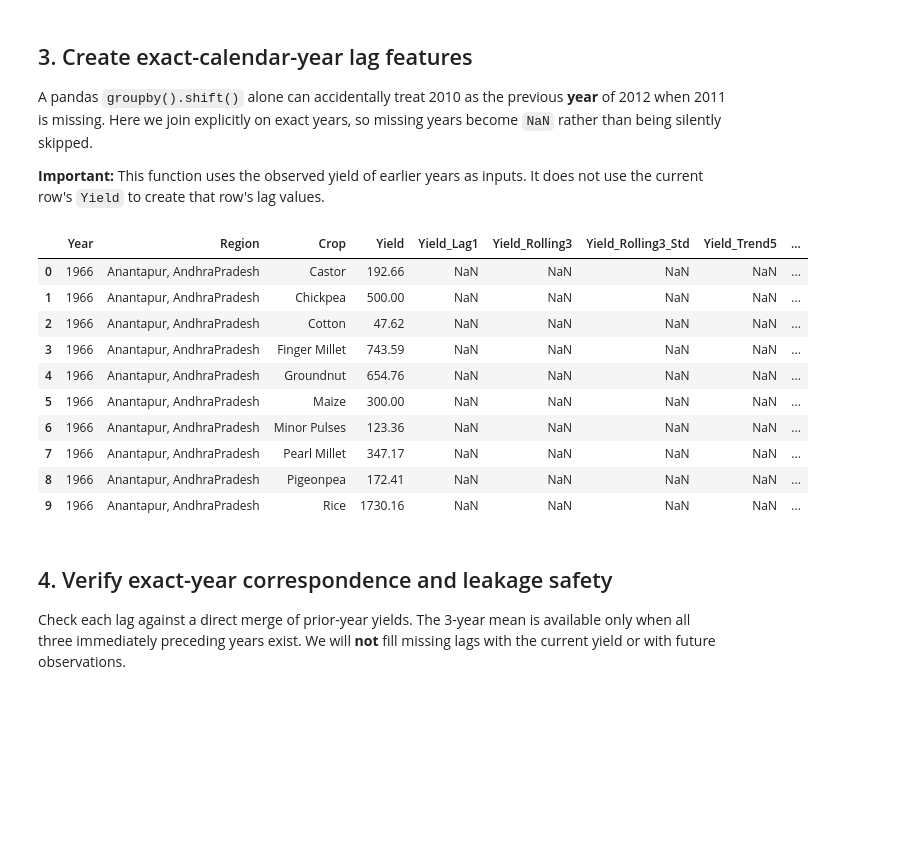
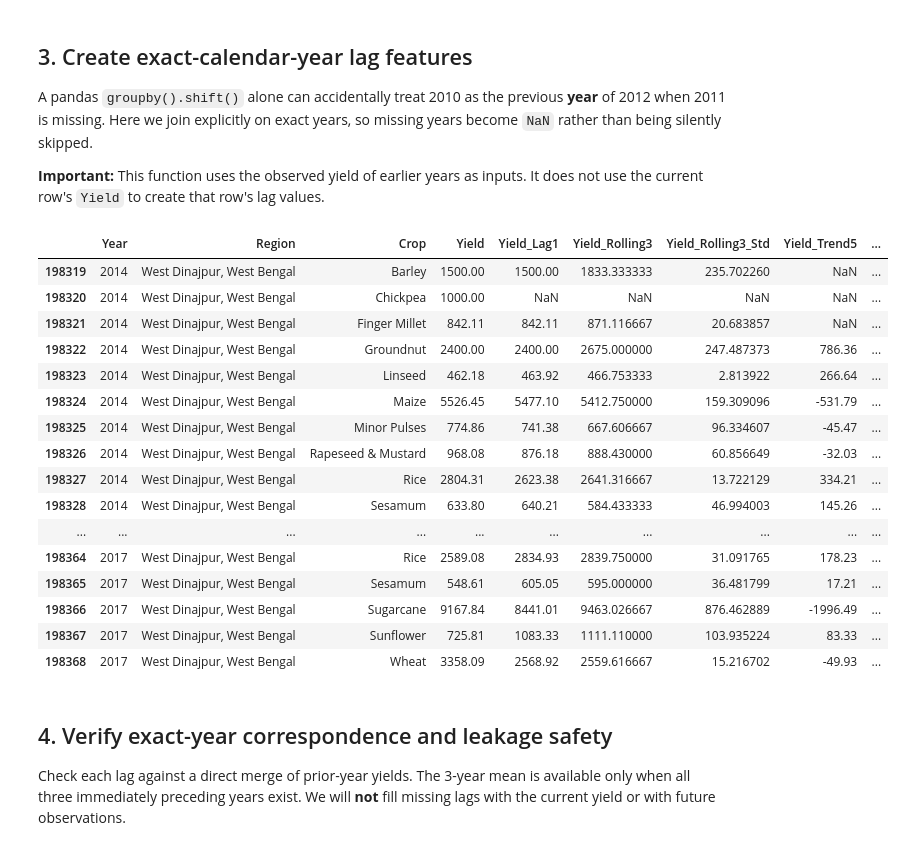
Before and after one commit to aryan-puranik/crop_yield_prediction, a Jupyter notebook: notebooks/03_feature_engineering_refined.ipynb, the cells around one changed output. Saved outputs shown, nothing was run; the diff lists cells and outputs as text; code cells hidden in the pictures; blank space fills up the shorter version.

```diff
--- a/notebooks/03_feature_engineering_refined.ipynb
+++ b/notebooks/03_feature_engineering_refined.ipynb
@@ -126,44 +126,50 @@ def add_historical_features(data):
         climate["Rainfall"] -
         climate["Rainfall_History_Mean"]
     )
 
     result = result.merge(
         climate[
             ["Region", "Crop", "Year",
              "Temperature_Anomaly", "Rainfall_Anomaly"]
         ],
         on=["Region", "Crop", "Year"],
         how="left",
         validate="one_to_one",
         sort=False
     )
 
     return result
 
 
 data_fe = add_historical_features(df)
 
 assert len(data_fe) == len(df)
 assert data_fe[KEY].equals(df[KEY])
 
 display(data_fe[
     ["Year", "Region", "Crop", "Yield",
      "Yield_Lag1", "Yield_Rolling3",
      "Yield_Rolling3_Std", "Yield_Trend5",
      "Temperature_Anomaly", "Rainfall_Anomaly"]
-].head(10))
+].tail(50))
 # %% [output]
 |  | Year | Region | Crop | Yield | Yield_Lag1 | Yield_Rolling3 | Yield_Rolling3_Std | Yield_Trend5 | ... |
-| 0 | 1966 | Anantapur, AndhraPradesh | Castor | 192.66 | NaN | NaN | NaN | NaN | ... |
-| 1 | 1966 | Anantapur, AndhraPradesh | Chickpea | 500.00 | NaN | NaN | NaN | NaN | ... |
-| 2 | 1966 | Anantapur, AndhraPradesh | Cotton | 47.62 | NaN | NaN | NaN | NaN | ... |
-| 3 | 1966 | Anantapur, AndhraPradesh | Finger Millet | 743.59 | NaN | NaN | NaN | NaN | ... |
-| 4 | 1966 | Anantapur, AndhraPradesh | Groundnut | 654.76 | NaN | NaN | NaN | NaN | ... |
-| 5 | 1966 | Anantapur, AndhraPradesh | Maize | 300.00 | NaN | NaN | NaN | NaN | ... |
-| 6 | 1966 | Anantapur, AndhraPradesh | Minor Pulses | 123.36 | NaN | NaN | NaN | NaN | ... |
-| 7 | 1966 | Anantapur, AndhraPradesh | Pearl Millet | 347.17 | NaN | NaN | NaN | NaN | ... |
-| 8 | 1966 | Anantapur, AndhraPradesh | Pigeonpea | 172.41 | NaN | NaN | NaN | NaN | ... |
-| 9 | 1966 | Anantapur, AndhraPradesh | Rice | 1730.16 | NaN | NaN | NaN | NaN | ... |
+| 198319 | 2014 | West Dinajpur, West Bengal | Barley | 1500.00 | 1500.00 | 1833.333333 | 235.702260 | NaN | ... |
+| 198320 | 2014 | West Dinajpur, West Bengal | Chickpea | 1000.00 | NaN | NaN | NaN | NaN | ... |
+| 198321 | 2014 | West Dinajpur, West Bengal | Finger Millet | 842.11 | 842.11 | 871.116667 | 20.683857 | NaN | ... |
+| 198322 | 2014 | West Dinajpur, West Bengal | Groundnut | 2400.00 | 2400.00 | 2675.000000 | 247.487373 | 786.36 | ... |
+| 198323 | 2014 | West Dinajpur, West Bengal | Linseed | 462.18 | 463.92 | 466.753333 | 2.813922 | 266.64 | ... |
+| 198324 | 2014 | West Dinajpur, West Bengal | Maize | 5526.45 | 5477.10 | 5412.750000 | 159.309096 | -531.79 | ... |
+| 198325 | 2014 | West Dinajpur, West Bengal | Minor Pulses | 774.86 | 741.38 | 667.606667 | 96.334607 | -45.47 | ... |
+| 198326 | 2014 | West Dinajpur, West Bengal | Rapeseed & Mustard | 968.08 | 876.18 | 888.430000 | 60.856649 | -32.03 | ... |
+| 198327 | 2014 | West Dinajpur, West Bengal | Rice | 2804.31 | 2623.38 | 2641.316667 | 13.722129 | 334.21 | ... |
+| 198328 | 2014 | West Dinajpur, West Bengal | Sesamum | 633.80 | 640.21 | 584.433333 | 46.994003 | 145.26 | ... |
+| ... | ... | ... | ... | ... | ... | ... | ... | ... | ... |
+| 198364 | 2017 | West Dinajpur, West Bengal | Rice | 2589.08 | 2834.93 | 2839.750000 | 31.091765 | 178.23 | ... |
+| 198365 | 2017 | West Dinajpur, West Bengal | Sesamum | 548.61 | 605.05 | 595.000000 | 36.481799 | 17.21 | ... |
+| 198366 | 2017 | West Dinajpur, West Bengal | Sugarcane | 9167.84 | 8441.01 | 9463.026667 | 876.462889 | -1996.49 | ... |
+| 198367 | 2017 | West Dinajpur, West Bengal | Sunflower | 725.81 | 1083.33 | 1111.110000 | 103.935224 | 83.33 | ... |
+| 198368 | 2017 | West Dinajpur, West Bengal | Wheat | 3358.09 | 2568.92 | 2559.616667 | 15.216702 | -49.93 | ... |
 # %% [markdown]
 ## 4. Verify exact-year correspondence and leakage safety
 
```
